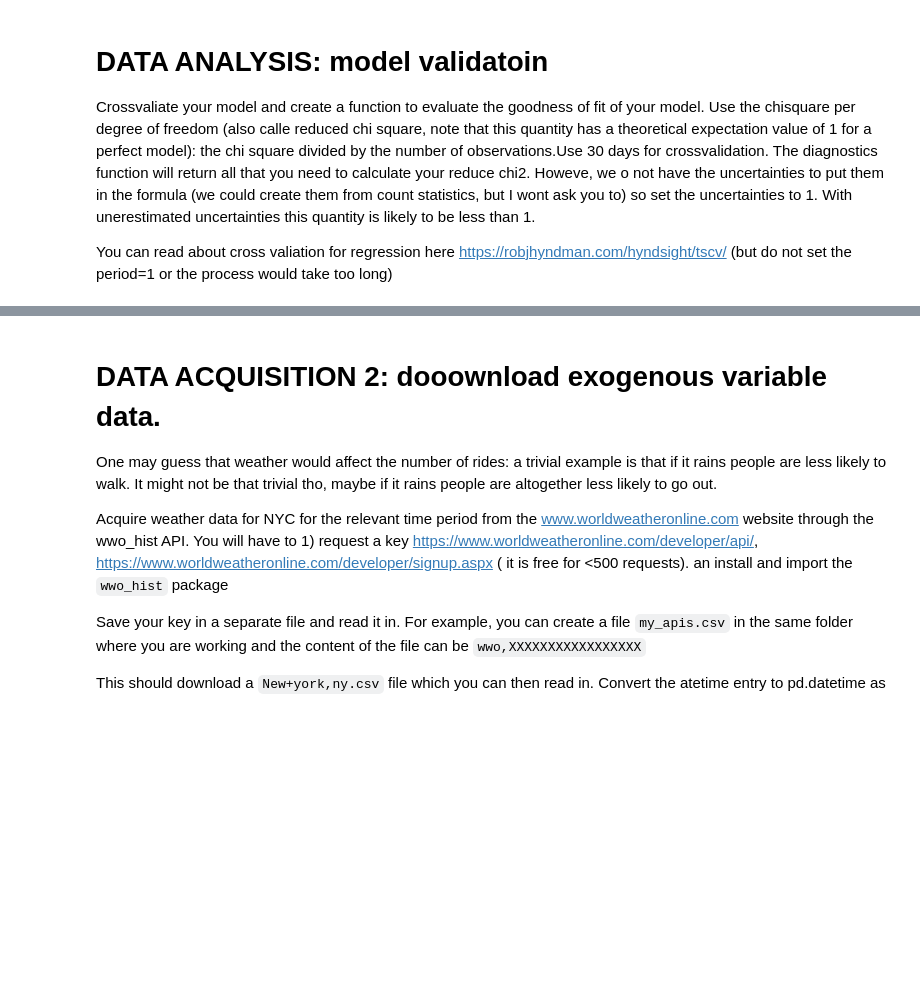
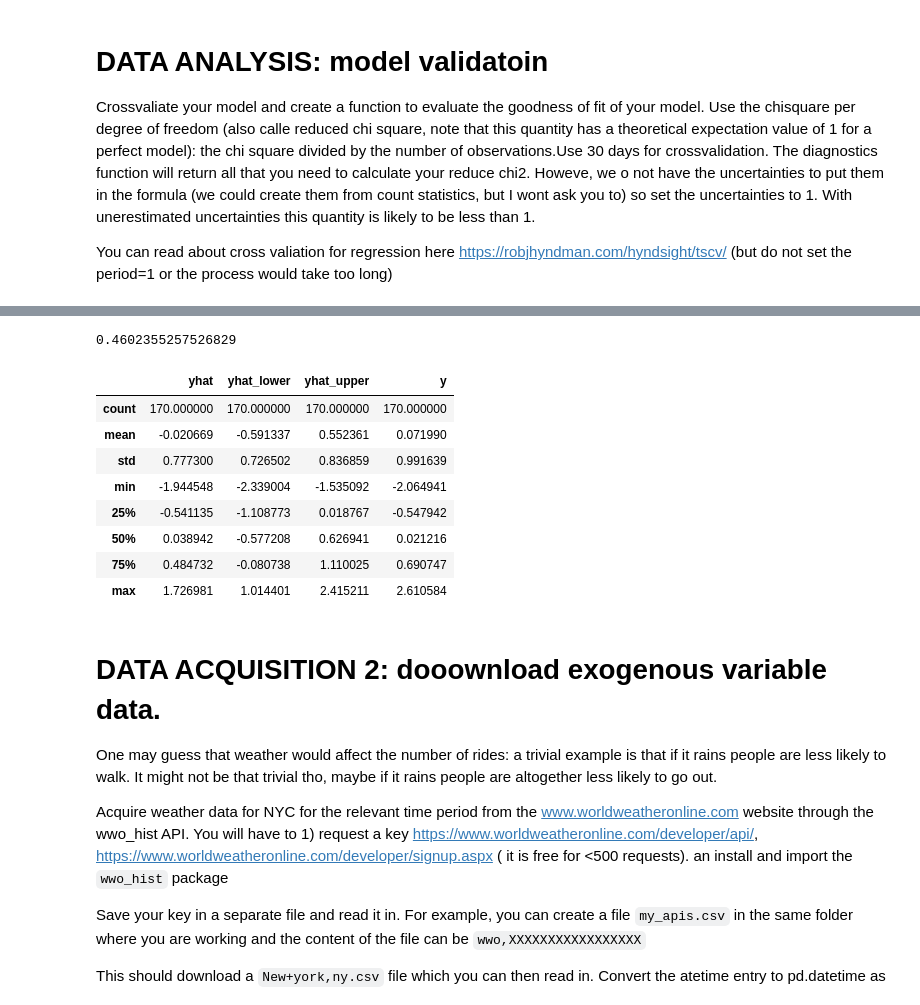
Before and after one commit to ahmadryan/MLTSA_RQudsi, a Jupyter notebook: HW3_RQudsi/uberprophet_instructions.ipynb, the cells around one changed output, grey strips where cells are left out. Saved outputs shown, nothing was run; the diff lists cells and outputs as text; code cells hidden in the pictures; blank space fills up the shorter version.

```diff
--- a/HW3_RQudsi/uberprophet_instructions.ipynb
+++ b/HW3_RQudsi/uberprophet_instructions.ipynb
@@ -216,0 +182,2 @@ rchi2(...
+# %%
+cvresult_model = diagnostics.cross_validation(model, initial='92D', period='15D', horizon='30D')
@@ -217,3 +186,20 @@ rchi2(...
+# %%
+chisq_val = rchi2(cvresult_model.y, cvresult_model.yhat)
+print(chisq_val)
+# %% [output]
+0.4602355257526829
+# %%
+cvresult_model.describe()
+# %% [output]
+|  | yhat | yhat_lower | yhat_upper | y |
+| count | 170.000000 | 170.000000 | 170.000000 | 170.000000 |
+| mean | -0.020669 | -0.591337 | 0.552361 | 0.071990 |
+| std | 0.777300 | 0.726502 | 0.836859 | 0.991639 |
+| min | -1.944548 | -2.339004 | -1.535092 | -2.064941 |
+| 25% | -0.541135 | -1.108773 | 0.018767 | -0.547942 |
+| 50% | 0.038942 | -0.577208 | 0.626941 | 0.021216 |
+| 75% | 0.484732 | -0.080738 | 1.110025 | 0.690747 |
+| max | 1.726981 | 1.014401 | 2.415211 | 2.610584 |
 # %% [markdown]
 # DATA ACQUISITION 2: dooownload exogenous variable data.
 One may guess that weather would affect the number of rides: a trivial example is that if it rains people are less likely to walk. It might not be that trivial tho, maybe if it  rains people are altogether less likely to go out.
```
Also changed, not shown: parts of 31 cells of this notebook.
